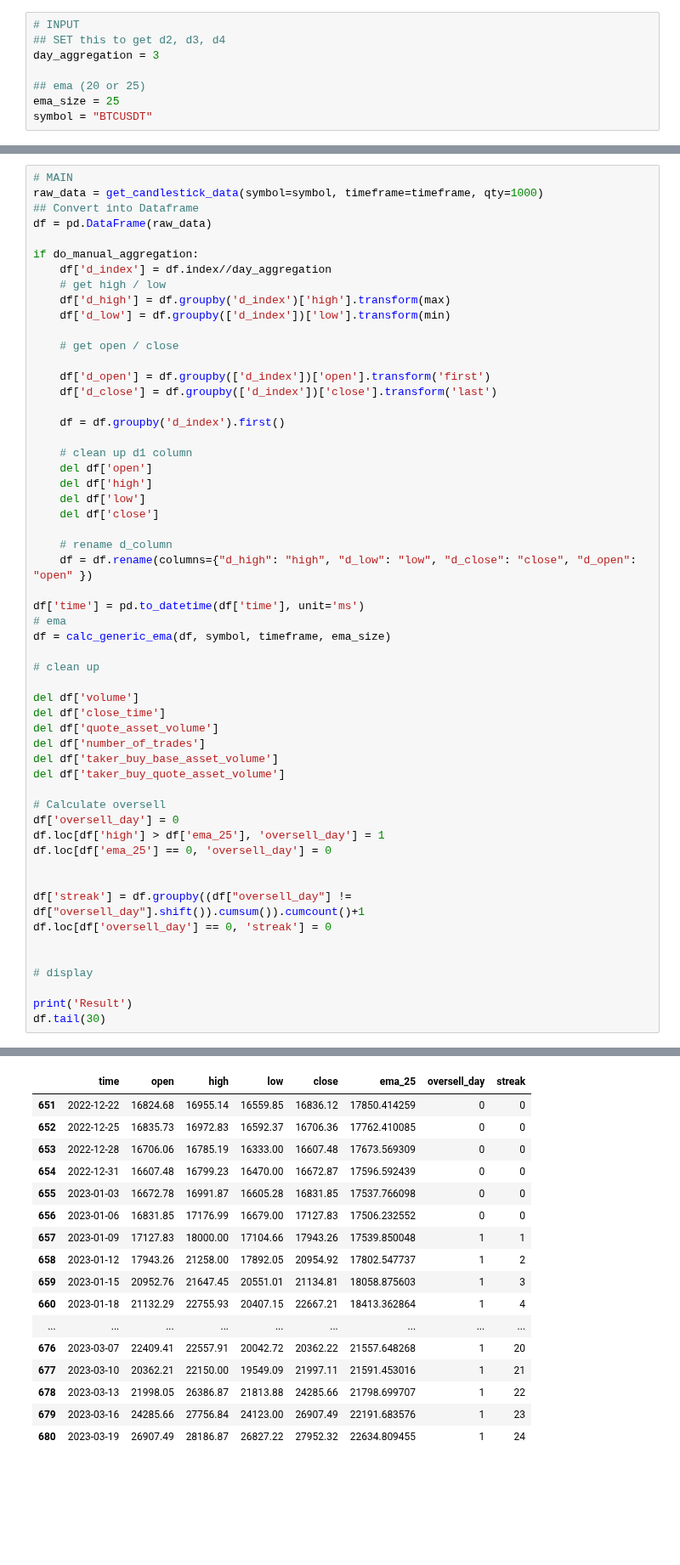
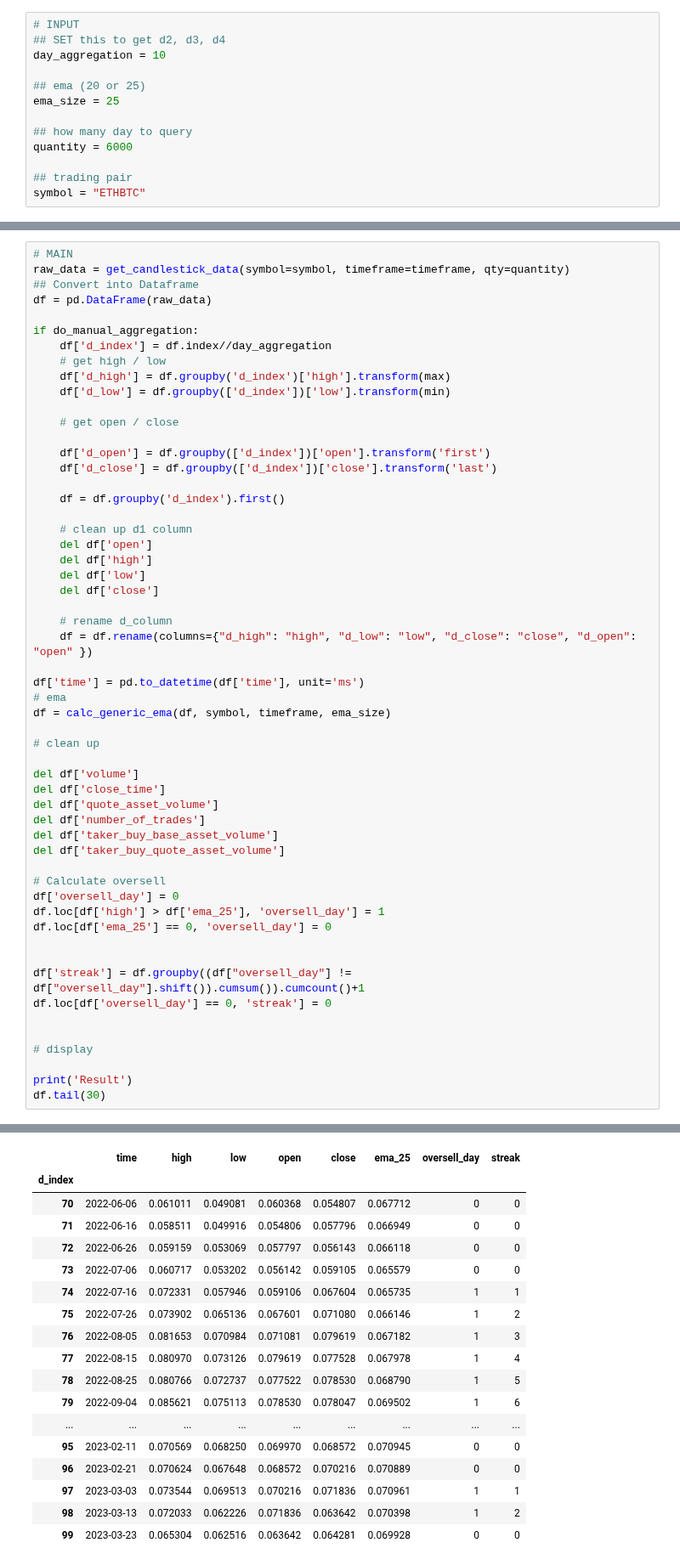
Before and after one commit to hgkhanh/incendio, a Jupyter notebook: single_coin.ipynb, the cells around one changed output, grey strips where cells are left out. Shown at 85% size. Saved outputs shown, nothing was run; the diff lists cells and outputs as text; blank space fills up the shorter version.

```diff
--- a/single_coin.ipynb
+++ b/single_coin.ipynb
@@ -19,11 +19,16 @@ spotClient = Spot()
 # %%
 # INPUT
 ## SET this to get d2, d3, d4
-day_aggregation = 3
+day_aggregation = 10
 
 ## ema (20 or 25)
 ema_size = 25
-symbol = "BTCUSDT"
+
+## how many day to query
+quantity = 6000
+
+## trading pair
+symbol = "ETHBTC"
 # %%
 # TIMEFRAME
 ## set timeframe to query binance, based on day_aggregation
@@ -91,7 +96,7 @@ def calc_generic_ema(dataframe, symbol, timeframe, ema_size):
     return dataframe
 # %%
 # MAIN
-raw_data = get_candlestick_data(symbol=symbol, timeframe=timeframe, qty=1000)
+raw_data = get_candlestick_data(symbol=symbol, timeframe=timeframe, qty=quantity)
 ## Convert into Dataframe
 df = pd.DataFrame(raw_data)
 
@@ -119,47 +124,48 @@ if do_manual_aggregation:
 
 df['time'] = pd.to_datetime(df['time'], unit='ms')
 # ema
 df = calc_generic_ema(df, symbol, timeframe, ema_size)
 
 # clean up
 
 del df['volume']
 del df['close_time']
 del df['quote_asset_volume']
 del df['number_of_trades']
 del df['taker_buy_base_asset_volume']
 del df['taker_buy_quote_asset_volume']
 
 # Calculate oversell
 df['oversell_day'] = 0
 df.loc[df['high'] > df['ema_25'], 'oversell_day'] = 1
 df.loc[df['ema_25'] == 0, 'oversell_day'] = 0
 
 
 df['streak'] = df.groupby((df["oversell_day"] != df["oversell_day"].shift()).cumsum()).cumcount()+1
 df.loc[df['oversell_day'] == 0, 'streak'] = 0
 
 
 # display
 
 print('Result')
 df.tail(30)
 # %% [output]
 Result
-|  | time | open | high | low | close | ema_25 | oversell_day | streak |
-| 651 | 2022-12-22 | 16824.68 | 16955.14 | 16559.85 | 16836.12 | 17850.414259 | 0 | 0 |
-| 652 | 2022-12-25 | 16835.73 | 16972.83 | 16592.37 | 16706.36 | 17762.410085 | 0 | 0 |
-| 653 | 2022-12-28 | 16706.06 | 16785.19 | 16333.00 | 16607.48 | 17673.569309 | 0 | 0 |
-| 654 | 2022-12-31 | 16607.48 | 16799.23 | 16470.00 | 16672.87 | 17596.592439 | 0 | 0 |
-| 655 | 2023-01-03 | 16672.78 | 16991.87 | 16605.28 | 16831.85 | 17537.766098 | 0 | 0 |
-| 656 | 2023-01-06 | 16831.85 | 17176.99 | 16679.00 | 17127.83 | 17506.232552 | 0 | 0 |
-| 657 | 2023-01-09 | 17127.83 | 18000.00 | 17104.66 | 17943.26 | 17539.850048 | 1 | 1 |
-| 658 | 2023-01-12 | 17943.26 | 21258.00 | 17892.05 | 20954.92 | 17802.547737 | 1 | 2 |
-| 659 | 2023-01-15 | 20952.76 | 21647.45 | 20551.01 | 21134.81 | 18058.875603 | 1 | 3 |
-| 660 | 2023-01-18 | 21132.29 | 22755.93 | 20407.15 | 22667.21 | 18413.362864 | 1 | 4 |
+|  | time | high | low | open | close | ema_25 | oversell_day | streak |
+| d_index |  |  |  |  |  |  |  |  |
+| 70 | 2022-06-06 | 0.061011 | 0.049081 | 0.060368 | 0.054807 | 0.067712 | 0 | 0 |
+| 71 | 2022-06-16 | 0.058511 | 0.049916 | 0.054806 | 0.057796 | 0.066949 | 0 | 0 |
+| 72 | 2022-06-26 | 0.059159 | 0.053069 | 0.057797 | 0.056143 | 0.066118 | 0 | 0 |
+| 73 | 2022-07-06 | 0.060717 | 0.053202 | 0.056142 | 0.059105 | 0.065579 | 0 | 0 |
+| 74 | 2022-07-16 | 0.072331 | 0.057946 | 0.059106 | 0.067604 | 0.065735 | 1 | 1 |
+| 75 | 2022-07-26 | 0.073902 | 0.065136 | 0.067601 | 0.071080 | 0.066146 | 1 | 2 |
+| 76 | 2022-08-05 | 0.081653 | 0.070984 | 0.071081 | 0.079619 | 0.067182 | 1 | 3 |
+| 77 | 2022-08-15 | 0.080970 | 0.073126 | 0.079619 | 0.077528 | 0.067978 | 1 | 4 |
+| 78 | 2022-08-25 | 0.080766 | 0.072737 | 0.077522 | 0.078530 | 0.068790 | 1 | 5 |
+| 79 | 2022-09-04 | 0.085621 | 0.075113 | 0.078530 | 0.078047 | 0.069502 | 1 | 6 |
 | ... | ... | ... | ... | ... | ... | ... | ... | ... |
-| 676 | 2023-03-07 | 22409.41 | 22557.91 | 20042.72 | 20362.22 | 21557.648268 | 1 | 20 |
-| 677 | 2023-03-10 | 20362.21 | 22150.00 | 19549.09 | 21997.11 | 21591.453016 | 1 | 21 |
-| 678 | 2023-03-13 | 21998.05 | 26386.87 | 21813.88 | 24285.66 | 21798.699707 | 1 | 22 |
-| 679 | 2023-03-16 | 24285.66 | 27756.84 | 24123.00 | 26907.49 | 22191.683576 | 1 | 23 |
-| 680 | 2023-03-19 | 26907.49 | 28186.87 | 26827.22 | 27952.32 | 22634.809455 | 1 | 24 |
+| 95 | 2023-02-11 | 0.070569 | 0.068250 | 0.069970 | 0.068572 | 0.070945 | 0 | 0 |
+| 96 | 2023-02-21 | 0.070624 | 0.067648 | 0.068572 | 0.070216 | 0.070889 | 0 | 0 |
+| 97 | 2023-03-03 | 0.073544 | 0.069513 | 0.070216 | 0.071836 | 0.070961 | 1 | 1 |
+| 98 | 2023-03-13 | 0.072033 | 0.062226 | 0.071836 | 0.063642 | 0.070398 | 1 | 2 |
+| 99 | 2023-03-23 | 0.065304 | 0.062516 | 0.063642 | 0.064281 | 0.069928 | 0 | 0 |
```
Also changed, not shown: 1 other file.
